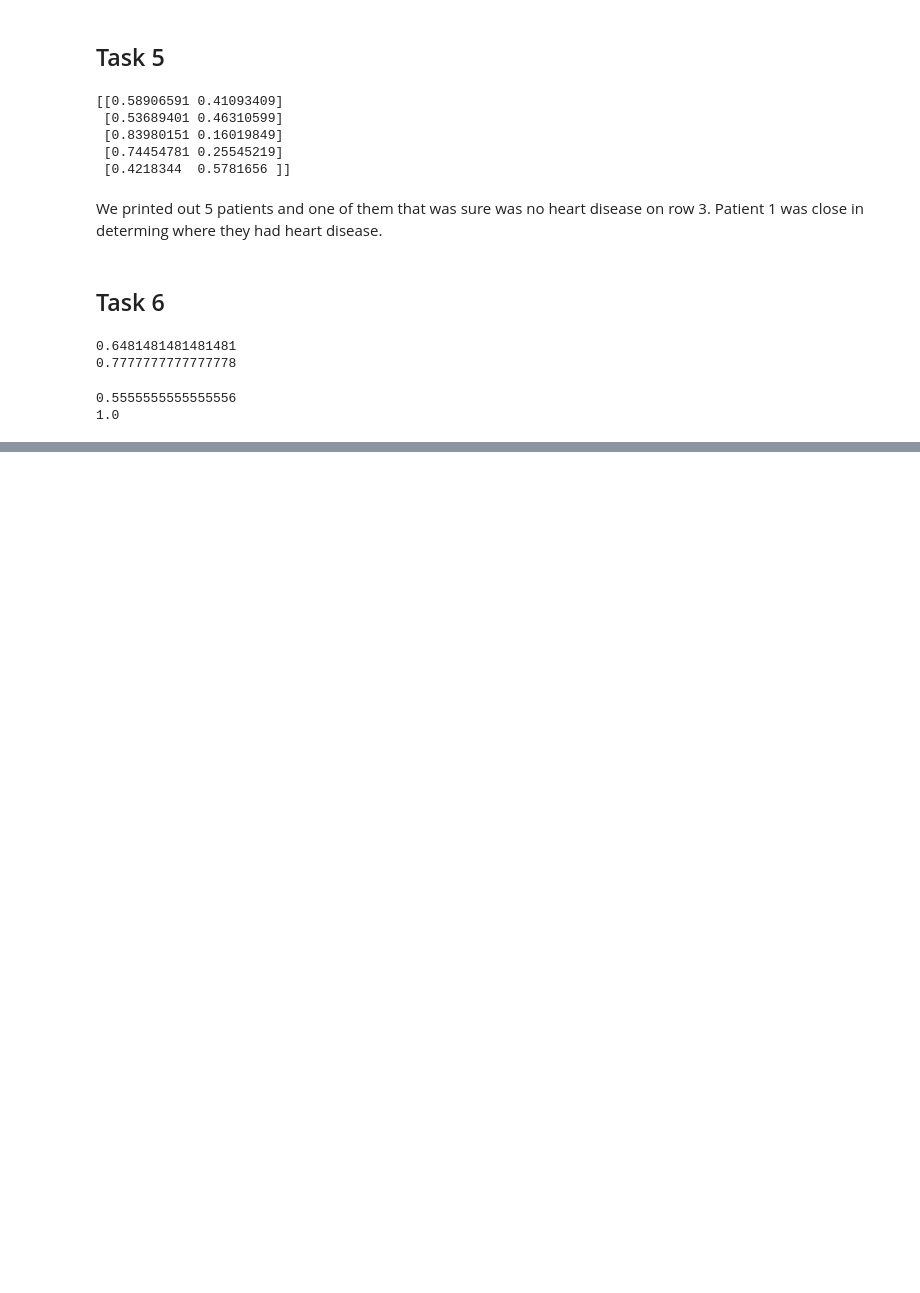
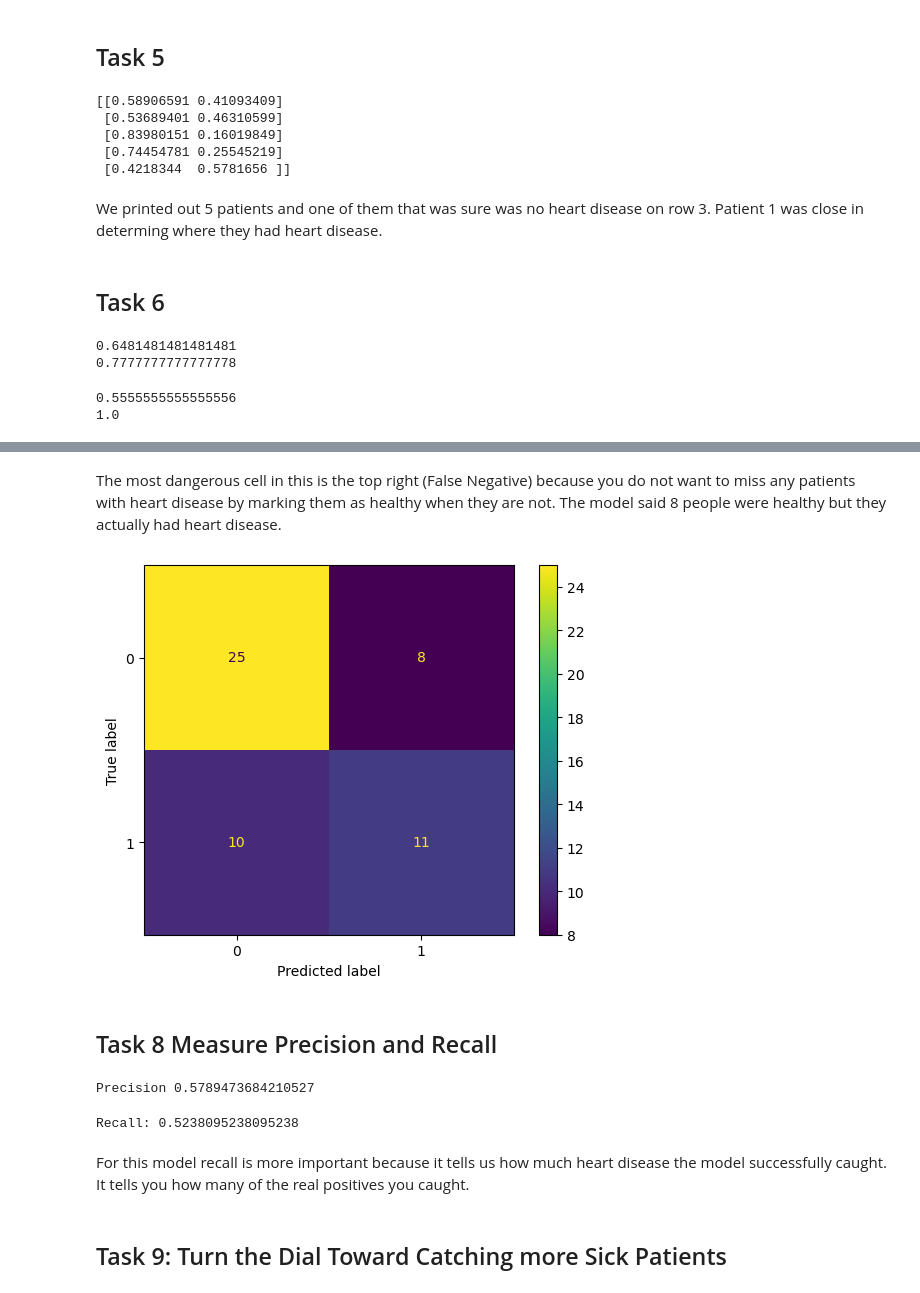
Before and after one commit to S-Shockley/ML-ClassificationModel, a Jupyter notebook: MLClassification.ipynb, the cells around one changed output, grey strips where cells are left out. Saved outputs shown, nothing was run; the diff lists cells and outputs as text; code cells hidden in the pictures; blank space fills up the shorter version.

```diff
--- a/MLClassification.ipynb
+++ b/MLClassification.ipynb
@@ -106,0 +126,23 @@ print(dt_model_nolimit.score(X_train, y_train))
+# %% [markdown]
+The most dangerous cell in this is the top right (False Negative) because you do not want to miss any patients with heart disease by marking them as healthy when they are not. The model said 8 people were healthy but they actually had heart disease.
+# %%
+ConfusionMatrixDisplay.from_predictions(y_test, lr_pred)
+plt.show()
+# %% [output]
+[figure, added]
+# %% [markdown]
+## Task 8 Measure Precision and Recall
+# %%
+prec = precision_score( y_test, lr_pred)
+print("Precision", prec)
+# %% [output]
+Precision 0.5789473684210527
+# %%
+recall= recall_score(y_test, lr_pred)
+print("Recall:", recall)
+# %% [output]
+Recall: 0.5238095238095238
+# %% [markdown]
+For this model recall is more important because it tells us how much heart disease the model successfully caught. It tells you how many of the real positives you caught.
+# %% [markdown]
+## Task 9: Turn the Dial Toward Catching more Sick Patients
```
Also changed, not shown: parts of 11 cells of this notebook.
